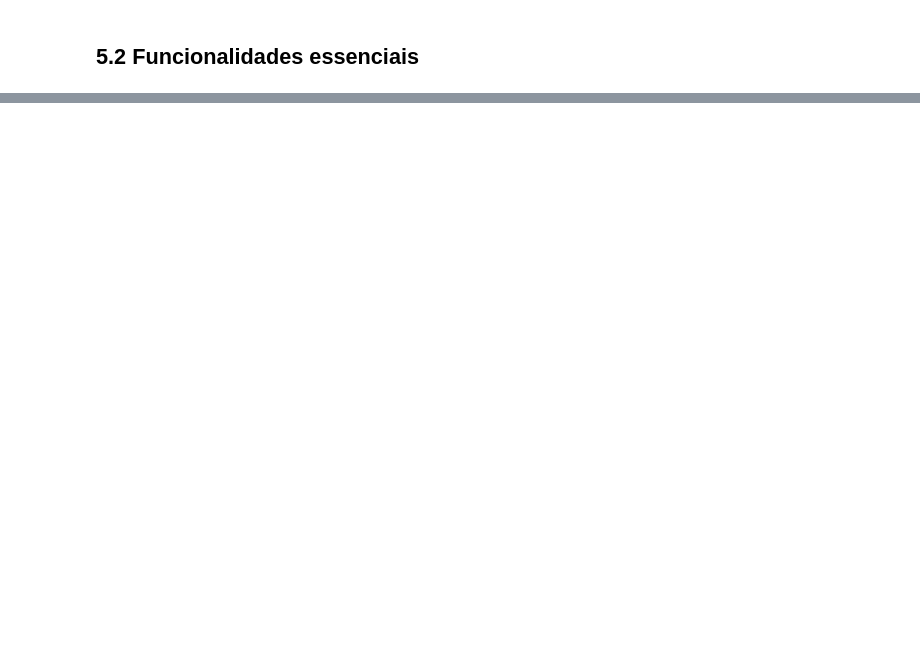
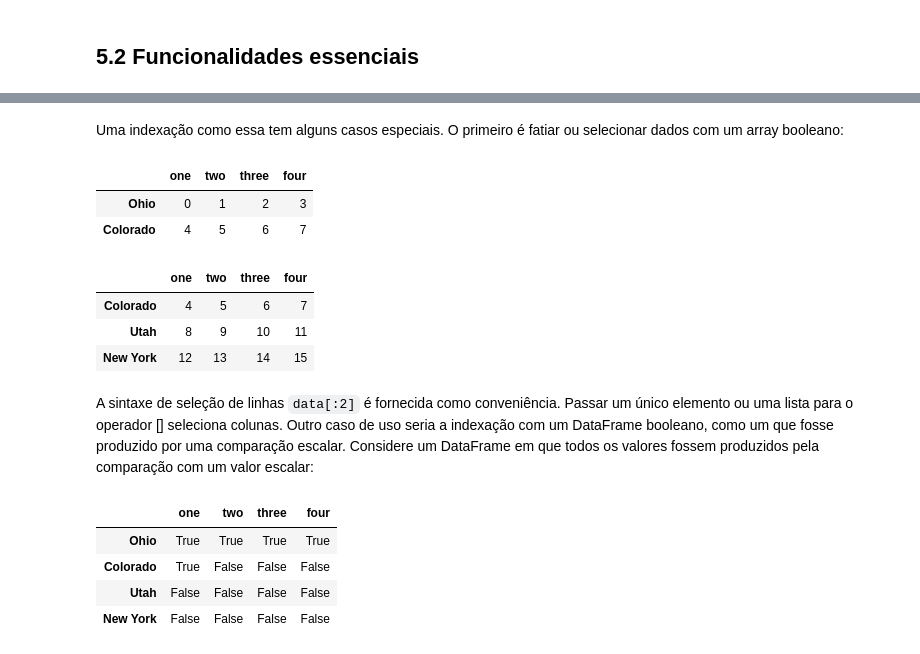
Before and after one commit to isaiassousa032/python-para-analise-de-dados-livro, a Jupyter notebook: Capitulo 5.ipynb, the cells around one changed output, grey strips where cells are left out. Cells and saved outputs as stored; diff of their text form; code cells hidden in the pictures; blank space fills up the shorter version.

```diff
--- a/Capitulo 5.ipynb
+++ b/Capitulo 5.ipynb
@@ -556,0 +875,26 @@ Index(['foo', 'foo', 'bar', 'bar'], dtype='object')
+# %% [markdown]
+Uma indexação como essa tem alguns casos especiais. O primeiro é fatiar ou selecionar dados com um array booleano:
+# %%
+data[:2]
+# %% [output]
+|  | one | two | three | four |
+| Ohio | 0 | 1 | 2 | 3 |
+| Colorado | 4 | 5 | 6 | 7 |
+# %%
+data[data["three"]>5]
+# %% [output]
+|  | one | two | three | four |
+| Colorado | 4 | 5 | 6 | 7 |
+| Utah | 8 | 9 | 10 | 11 |
+| New York | 12 | 13 | 14 | 15 |
+# %% [markdown]
+A sintaxe de seleção de linhas `data[:2]` é fornecida como conveniência. Passar um único elemento ou uma lista para o operador [] seleciona colunas.
+Outro caso de uso seria a indexação com um DataFrame booleano, como um que fosse produzido por uma comparação escalar. Considere um DataFrame em que todos os valores fossem produzidos pela comparação com um valor escalar:
+# %%
+data < 5
+# %% [output]
+|  | one | two | three | four |
+| Ohio | True | True | True | True |
+| Colorado | True | False | False | False |
+| Utah | False | False | False | False |
+| New York | False | False | False | False |
```
Also changed, not shown: parts of 60 cells of this notebook.
